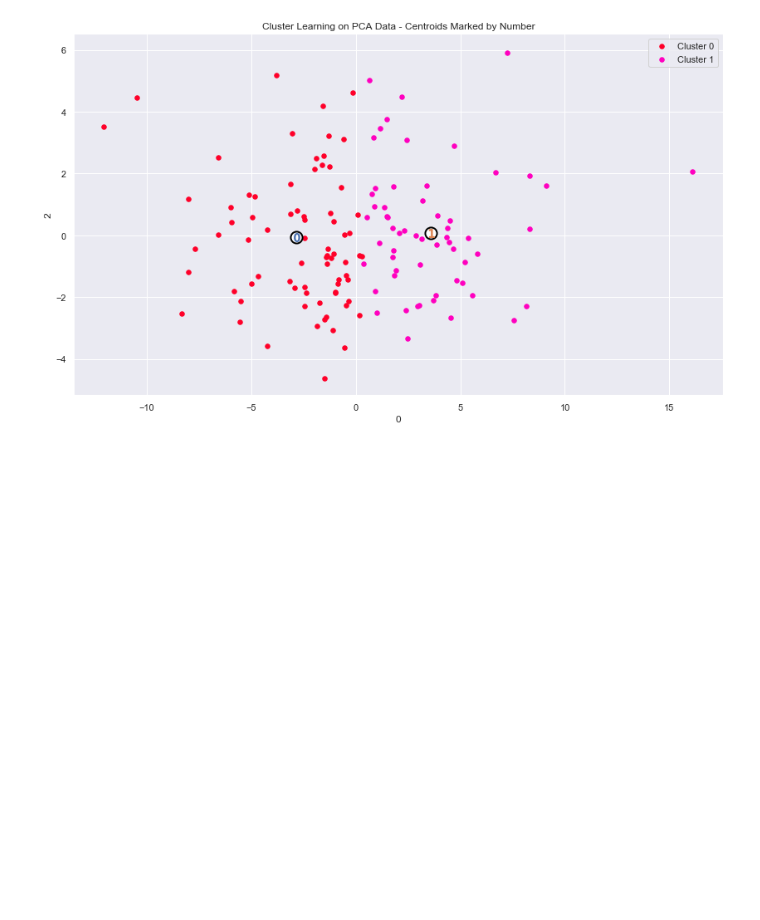
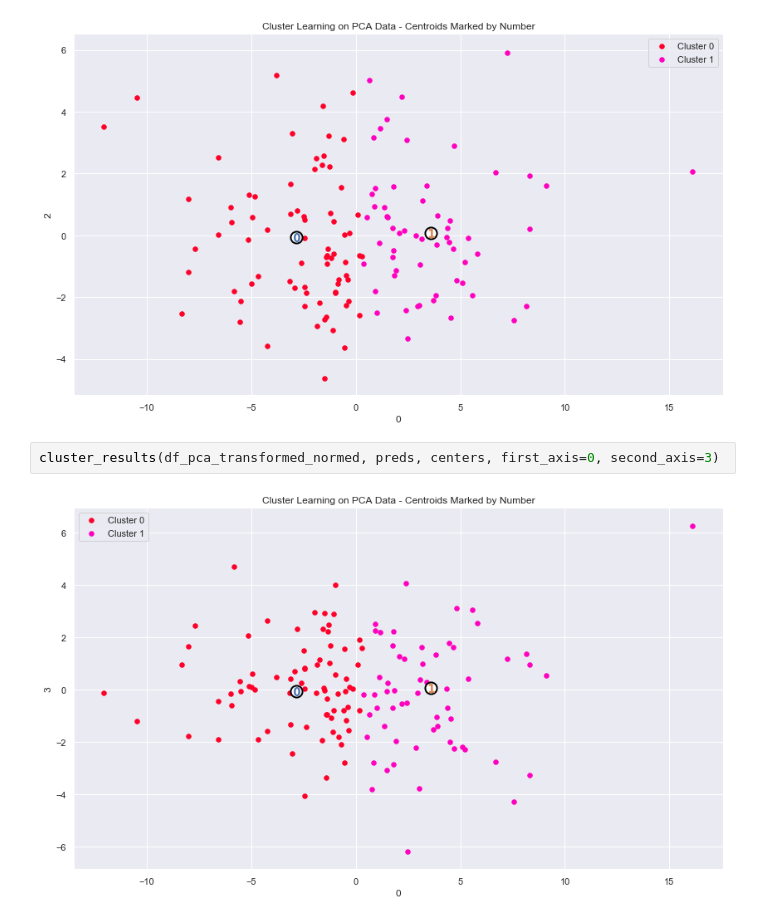
Before and after one commit to mekhod/food_data_bokeh, a Jupyter notebook: pca_food_data.ipynb, the cells around one changed output. Drawn from its saved outputs; the diff is of its cells as text; blank space fills up the shorter version.

```diff
--- a/pca_food_data.ipynb
+++ b/pca_food_data.ipynb
@@ -479,3 +485,7 @@ cluster_results(df_pca_transformed_normed, preds, centers, first_axis=0, second_
 cluster_results(df_pca_transformed_normed, preds, centers, first_axis=0, second_axis=2)
 # %% [output]
 [figure]
+# %%
+cluster_results(df_pca_transformed_normed, preds, centers, first_axis=0, second_axis=3)
+# %% [output]
+[figure, added]
```
Also changed, not shown: parts of 4 cells of this notebook.
